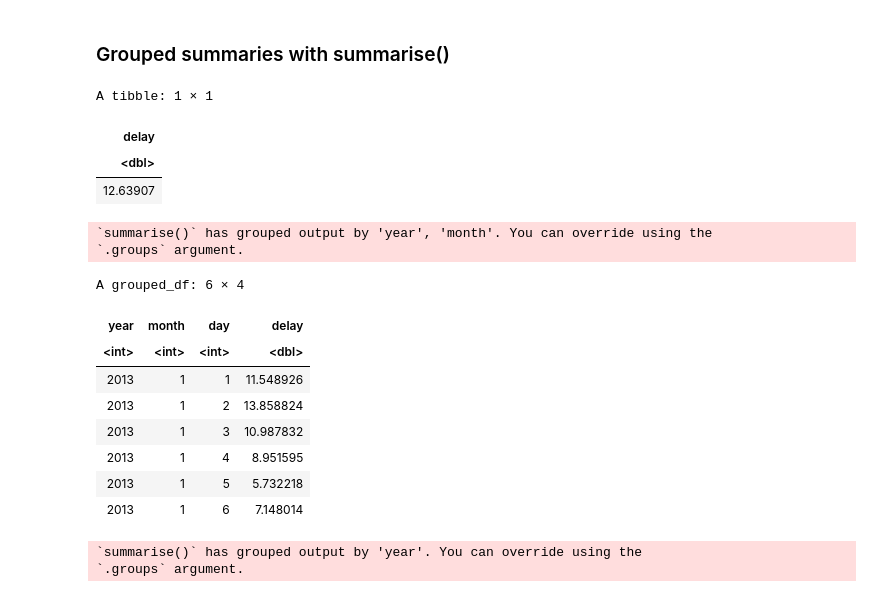
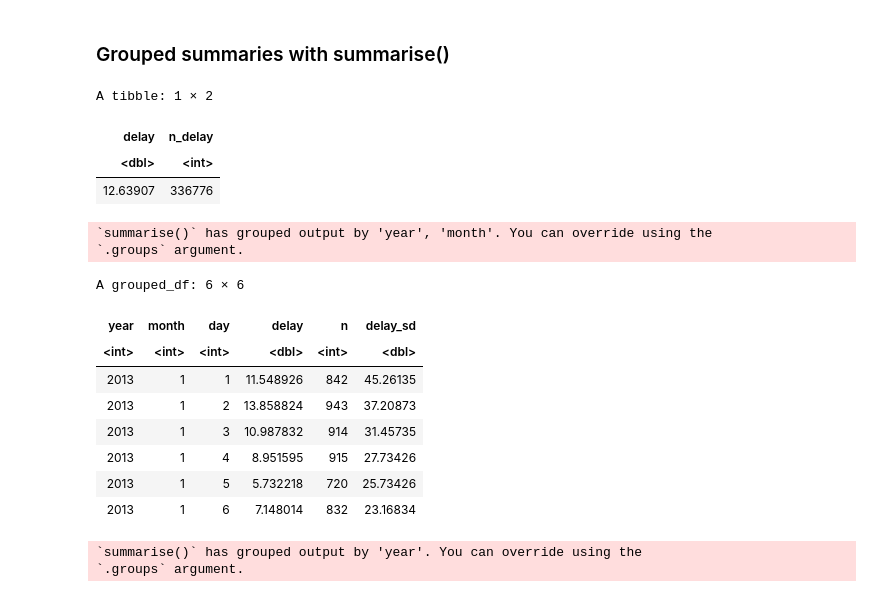
Before and after one commit to ikwak2/testrepository, a Jupyter notebook: R4df_1.ipynb, the cells around one changed output. Cells and saved outputs as stored; diff of their text form; code cells hidden in the pictures.

```diff
--- a/R4df_1.ipynb
+++ b/R4df_1.ipynb
@@ -390,27 +396,27 @@ A tibble: 6 × 3
 # %% [markdown]
 ### Grouped summaries with summarise()
 # %%
-flights %>% summarise(delay = mean(dep_delay, na.rm = TRUE))
+flights %>% summarise(delay = mean(dep_delay, na.rm = TRUE), n_delay = n())
 # %% [output]
-A tibble: 1 × 1
+A tibble: 1 × 2
-| delay |
-| <dbl> |
-| 12.63907 |
+| delay | n_delay |
+| <dbl> | <int> |
+| 12.63907 | 336776 |
 # %%
 flights %>% group_by(year, month, day) %>%
-summarise(delay = mean(dep_delay, na.rm = TRUE)) %>% head()
+summarise(delay = mean(dep_delay, na.rm = TRUE), n = n(), delay_sd = sd(dep_delay, na.rm = TRUE)   ) %>% head()
 # %% [output]
 `summarise()` has grouped output by 'year', 'month'. You can override using the
 `.groups` argument.
-A grouped_df: 6 × 4
+A grouped_df: 6 × 6
-| year | month | day | delay |
-| <int> | <int> | <int> | <dbl> |
-| 2013 | 1 | 1 | 11.548926 |
-| 2013 | 1 | 2 | 13.858824 |
-| 2013 | 1 | 3 | 10.987832 |
-| 2013 | 1 | 4 | 8.951595 |
-| 2013 | 1 | 5 | 5.732218 |
-| 2013 | 1 | 6 | 7.148014 |
+| year | month | day | delay | n | delay_sd |
+| <int> | <int> | <int> | <dbl> | <int> | <dbl> |
+| 2013 | 1 | 1 | 11.548926 | 842 | 45.26135 |
+| 2013 | 1 | 2 | 13.858824 | 943 | 37.20873 |
+| 2013 | 1 | 3 | 10.987832 | 914 | 31.45735 |
+| 2013 | 1 | 4 | 8.951595 | 915 | 27.73426 |
+| 2013 | 1 | 5 | 5.732218 | 720 | 25.73426 |
+| 2013 | 1 | 6 | 7.148014 | 832 | 23.16834 |
 # %%
 flights %>% group_by(year, month) %>%
 summarise(delay = mean(dep_delay, na.rm = TRUE), delay_N = n(), delay_sd = sd(dep_delay, na.rm = TRUE)) %>% head()
```
Also changed, not shown: parts of 14 cells of this notebook.
